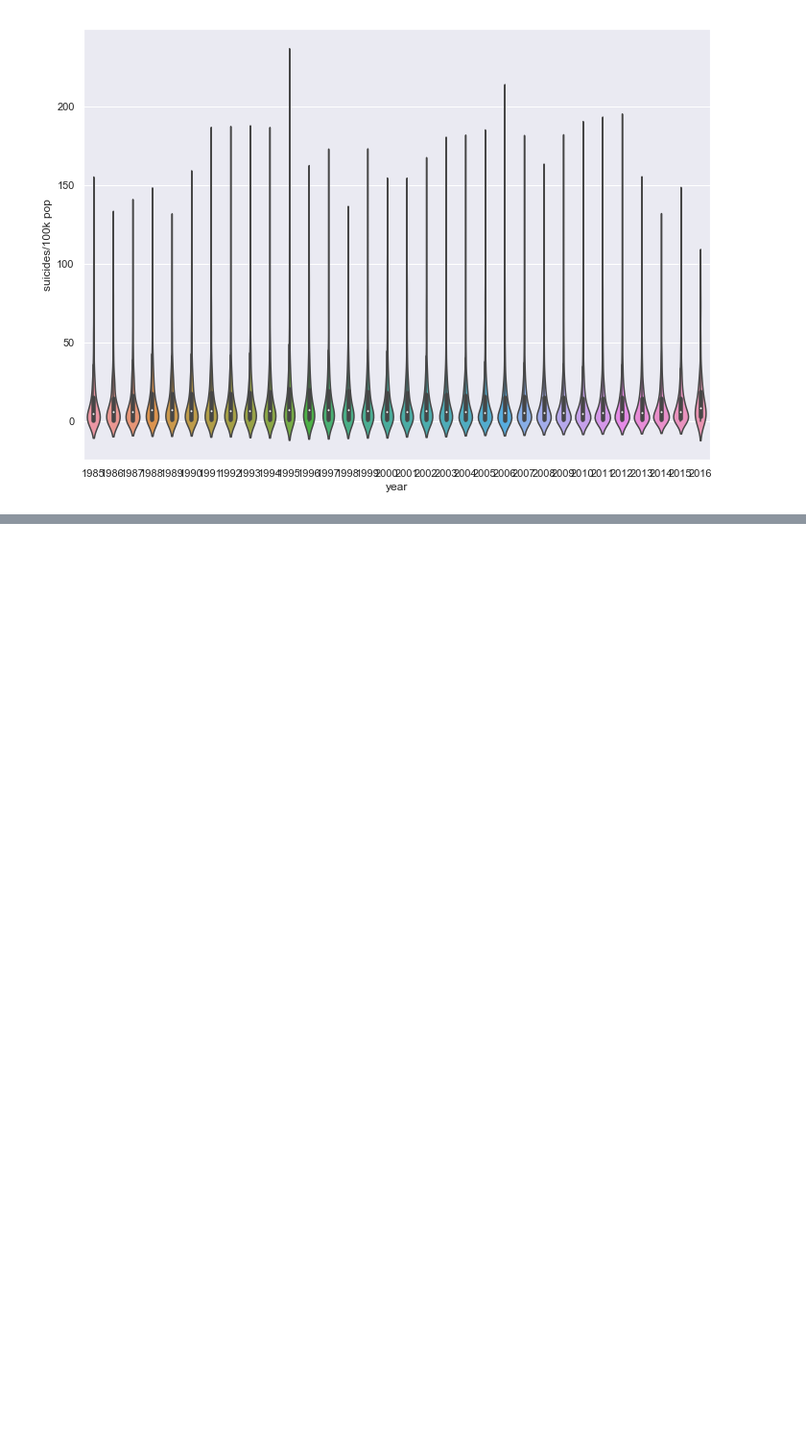
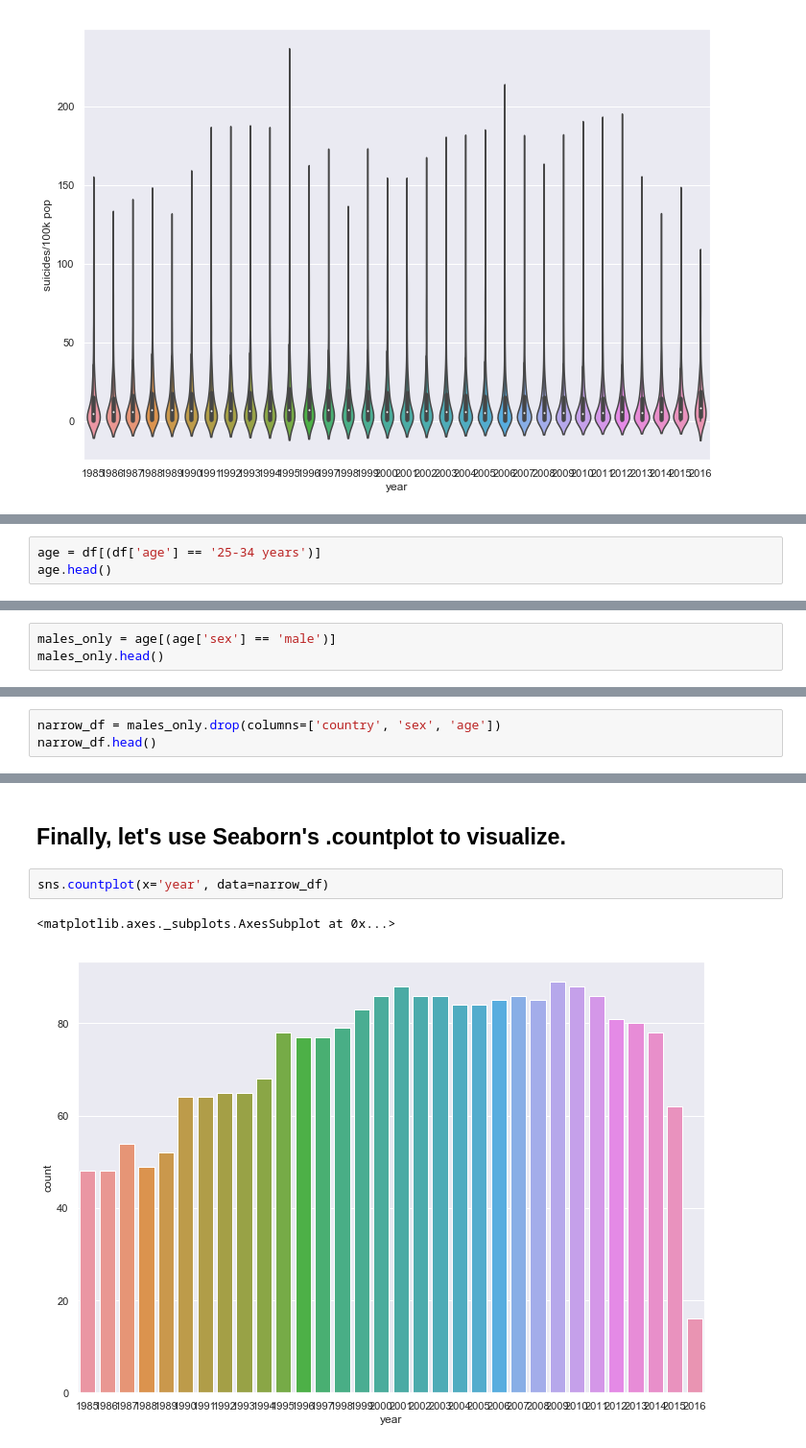
Before and after one commit to cherishkim42/DS-1.1-Data-Analysis, a Jupyter notebook: Personal-Project/Final-Project.ipynb, the cells around one changed output, grey strips where cells are left out. Shown at 96% size. Saved outputs shown, nothing was run; the diff lists cells and outputs as text; blank space fills up the shorter version.

```diff
--- a/Personal-Project/Final-Project.ipynb
+++ b/Personal-Project/Final-Project.ipynb
@@ -248,0 +247,3 @@ Access to mental health resources
+# %%
+age = df[(df['age'] == '25-34 years')]
+age.head()
@@ -248,0 +259,3 @@ Access to mental health resources
+# %%
+males_only = age[(age['sex'] == 'male')]
+males_only.head()
@@ -248,0 +271,3 @@ Access to mental health resources
+# %%
+narrow_df = males_only.drop(columns=['country', 'sex', 'age'])
+narrow_df.head()
@@ -248,0 +281,7 @@ Access to mental health resources
+# %% [markdown]
+## Finally, let's use Seaborn's .countplot to visualize.
+# %%
+sns.countplot(x='year', data=narrow_df)
+# %% [output]
+<matplotlib.axes._subplots.AxesSubplot at 0x...>
+[figure, added]
```
Also changed, not shown: parts of 9 cells of this notebook.
